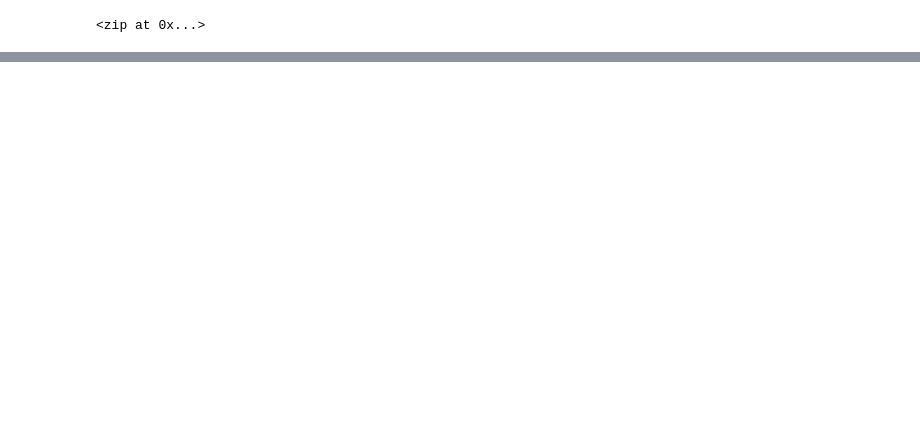
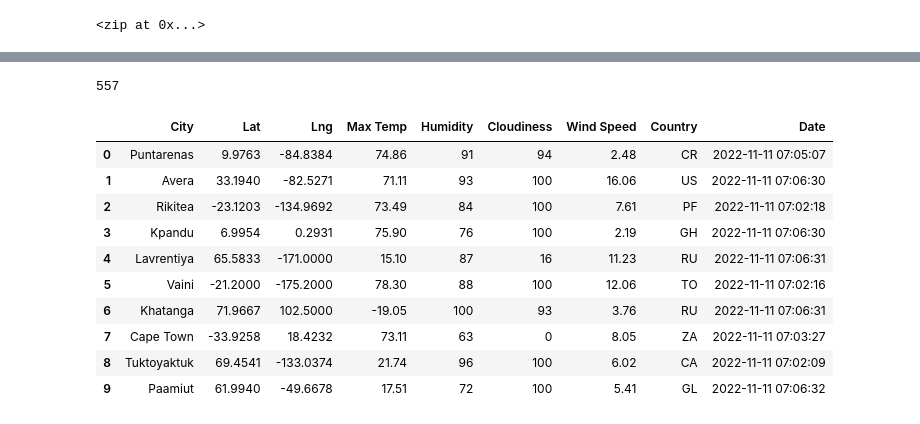
Before and after one commit to amcgarrahan/World_Weather_Analysis, a Jupyter notebook: WeatherPy.ipynb, the cells around one changed output, grey strips where cells are left out. Drawn from its saved outputs; the diff is of its cells as text; code cells hidden in the pictures; blank space fills up the shorter version.

```diff
--- a/WeatherPy.ipynb
+++ b/WeatherPy.ipynb
@@ -55,0 +62,3 @@ len(cities)
+# %%
+# Starting URL for Weather Map API Call.
+url = "http://api.openweathermap.org/data/2.5/weather?units=Imperial&APPID=" + weather_api_key
@@ -55,0 +152,20 @@ len(cities)
+# %%
+len(city_data)
+# %% [output]
+557
+# %%
+# Convert the array of dictionaries to a Pandas DataFrame.
+city_data_df = pd.DataFrame(city_data)
+city_data_df.head(10)
+# %% [output]
+|  | City | Lat | Lng | Max Temp | Humidity | Cloudiness | Wind Speed | Country | Date |
+| 0 | Puntarenas | 9.9763 | -84.8384 | 74.86 | 91 | 94 | 2.48 | CR | 2022-11-11 07:05:07 |
+| 1 | Avera | 33.1940 | -82.5271 | 71.11 | 93 | 100 | 16.06 | US | 2022-11-11 07:06:30 |
+| 2 | Rikitea | -23.1203 | -134.9692 | 73.49 | 84 | 100 | 7.61 | PF | 2022-11-11 07:02:18 |
+| 3 | Kpandu | 6.9954 | 0.2931 | 75.90 | 76 | 100 | 2.19 | GH | 2022-11-11 07:06:30 |
+| 4 | Lavrentiya | 65.5833 | -171.0000 | 15.10 | 87 | 16 | 11.23 | RU | 2022-11-11 07:06:31 |
+| 5 | Vaini | -21.2000 | -175.2000 | 78.30 | 88 | 100 | 12.06 | TO | 2022-11-11 07:02:16 |
+| 6 | Khatanga | 71.9667 | 102.5000 | -19.05 | 100 | 93 | 3.76 | RU | 2022-11-11 07:06:31 |
+| 7 | Cape Town | -33.9258 | 18.4232 | 73.11 | 63 | 0 | 8.05 | ZA | 2022-11-11 07:03:27 |
+| 8 | Tuktoyaktuk | 69.4541 | -133.0374 | 21.74 | 96 | 100 | 6.02 | CA | 2022-11-11 07:02:09 |
+| 9 | Paamiut | 61.9940 | -49.6678 | 17.51 | 72 | 100 | 5.41 | GL | 2022-11-11 07:06:32 |
```
Also changed, not shown: parts of 7 cells of this notebook, 3 other files.
